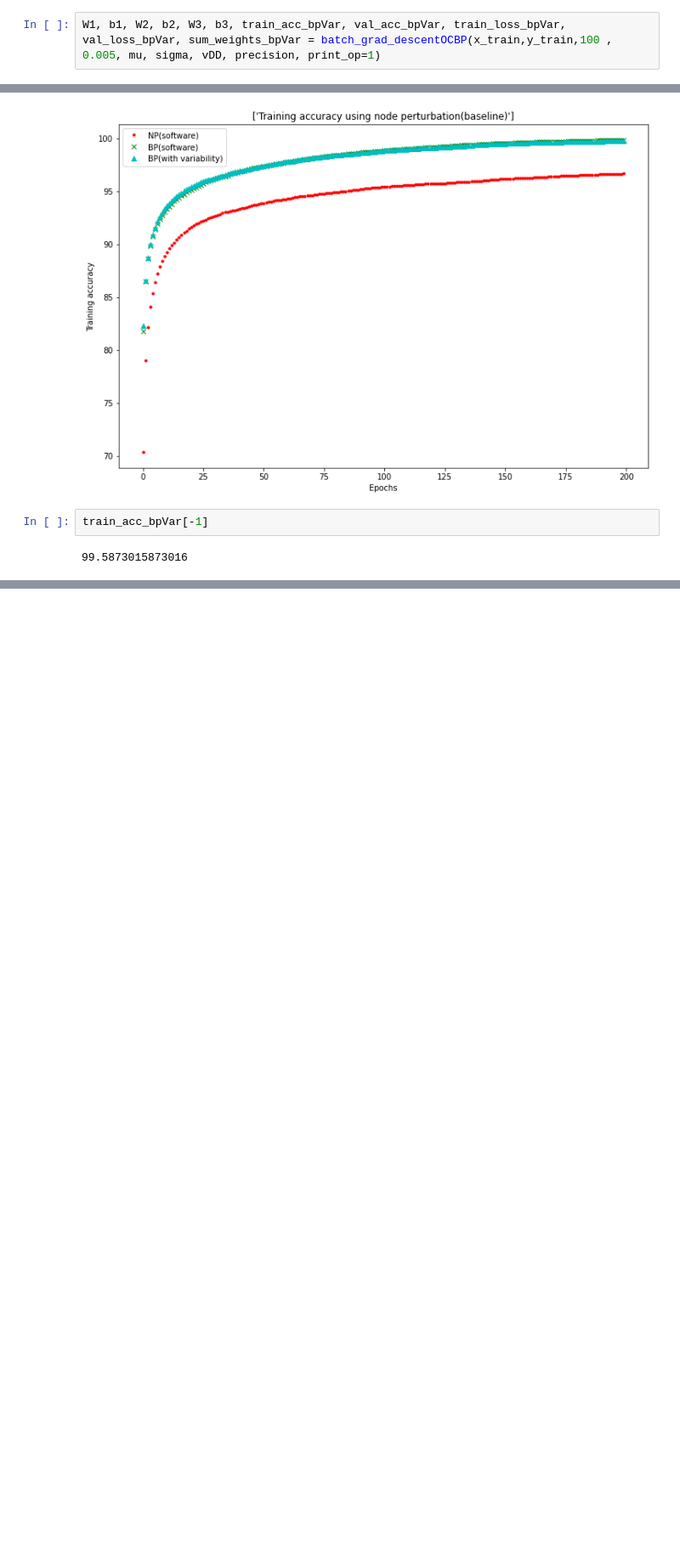
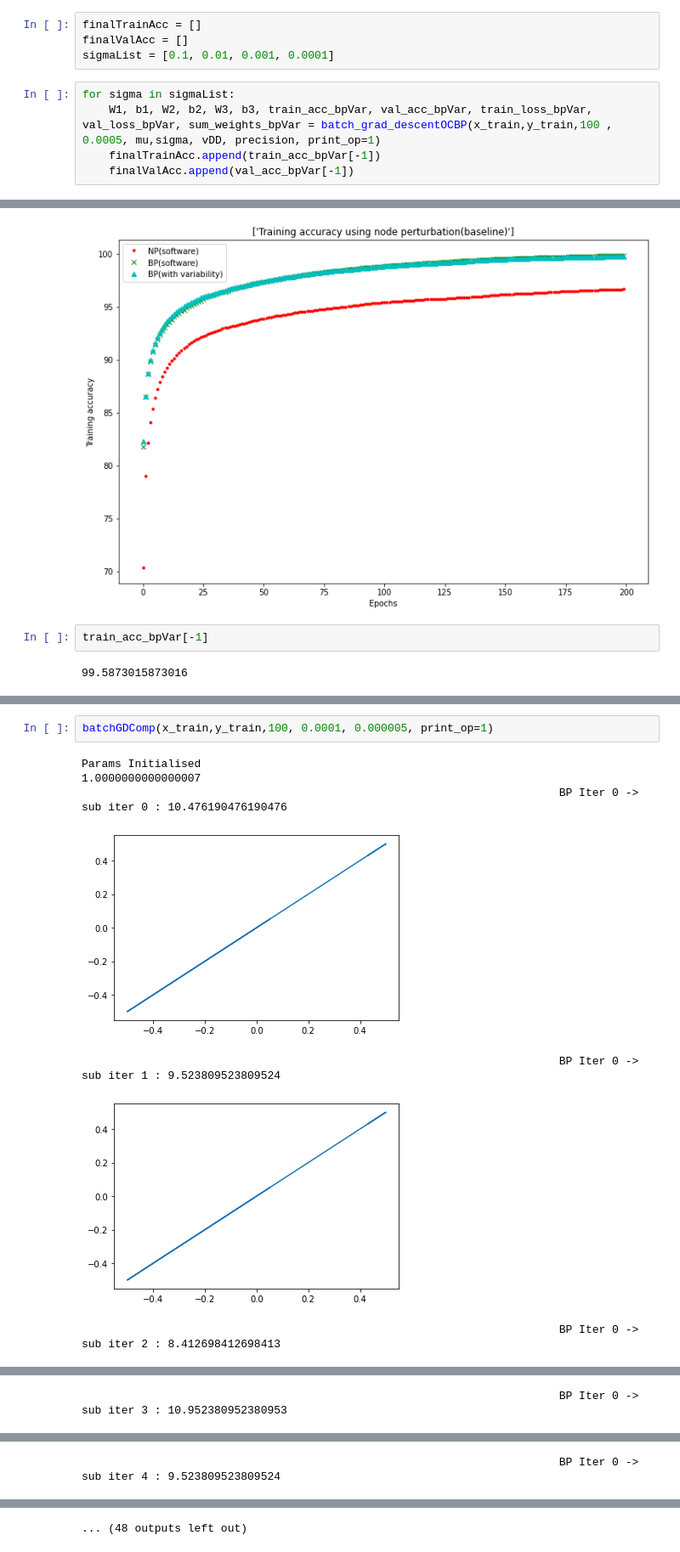
Before and after one commit to Rohit01-zoey/Perturbation-techniques-in-CNNs, a Jupyter notebook: code/mnistNodePert.ipynb, the cells around one changed output, grey strips where cells are left out. Shown at 85% size. Drawn from its saved outputs; the diff is of its cells as text; blank space fills up the shorter version.

```diff
--- a/code/mnistNodePert.ipynb
+++ b/code/mnistNodePert.ipynb
@@ -1266,5 +1268,12 @@ def batch_grad_descentOCNP(X,Y,iter, lr, pert, mu, sigma, vDD, precision, print_
+# %%
+finalTrainAcc = []
+finalValAcc = []
+sigmaList = [0.1, 0.01, 0.001, 0.0001]
 # %%
-W1, b1, W2, b2, W3, b3, train_acc_bpVar, val_acc_bpVar, train_loss_bpVar, val_loss_bpVar, sum_weights_bpVar = batch_grad_descentOCBP(x_train,y_train,100 , 0.005, mu, sigma, vDD, precision, print_op=1)
+for sigma in sigmaList:
+    W1, b1, W2, b2, W3, b3, train_acc_bpVar, val_acc_bpVar, train_loss_bpVar, val_loss_bpVar, sum_weights_bpVar = batch_grad_descentOCBP(x_train,y_train,100 , 0.0005, mu,sigma, vDD, precision, print_op=1)
+    finalTrainAcc.append(train_acc_bpVar[-1])
+    finalValAcc.append(val_acc_bpVar[-1])
 # %% [output]
 Params Initialised
 Iteration: 1
@@ -1347,0 +1534,10 @@ ZeroDivisionError: division by zero
+# %%
+batchGDComp(x_train,y_train,100, 0.0001, 0.000005, print_op=1)
+# %% [output]
+Params Initialised
+1.0000000000000007
+                                                                        BP Iter 0 -> sub iter 0 : 10.476190476190476
+[figure, added]
+                                                                        BP Iter 0 -> sub iter 1 : 9.523809523809524
+[figure, added]
+                                                                        BP Iter 0 -> sub iter 2 : 8.412698412698413
@@ -1347,0 +1545 @@ ZeroDivisionError: division by zero
+                                                                        BP Iter 0 -> sub iter 3 : 10.952380952380953
@@ -1347,0 +1547 @@ ZeroDivisionError: division by zero
+                                                                        BP Iter 0 -> sub iter 4 : 9.523809523809524
@@ -1347,0 +1551 @@ ZeroDivisionError: division by zero
+... (48 outputs left out)
```
Also changed, not shown: parts of 19 cells of this notebook.
